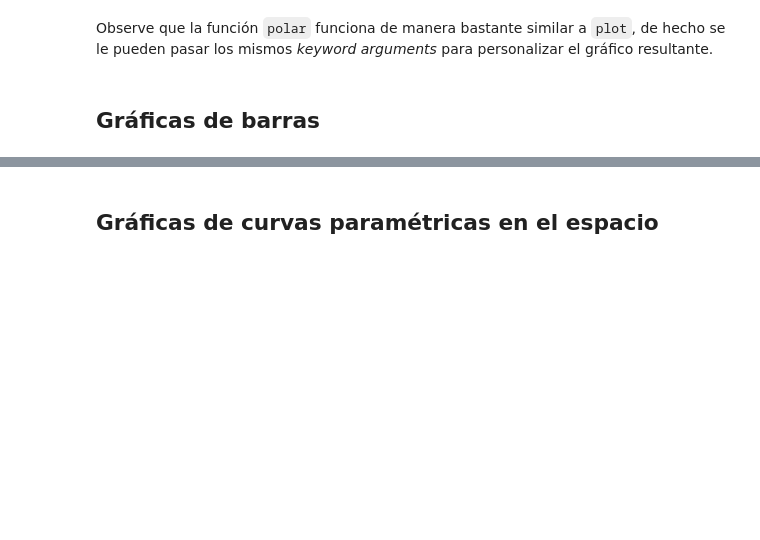
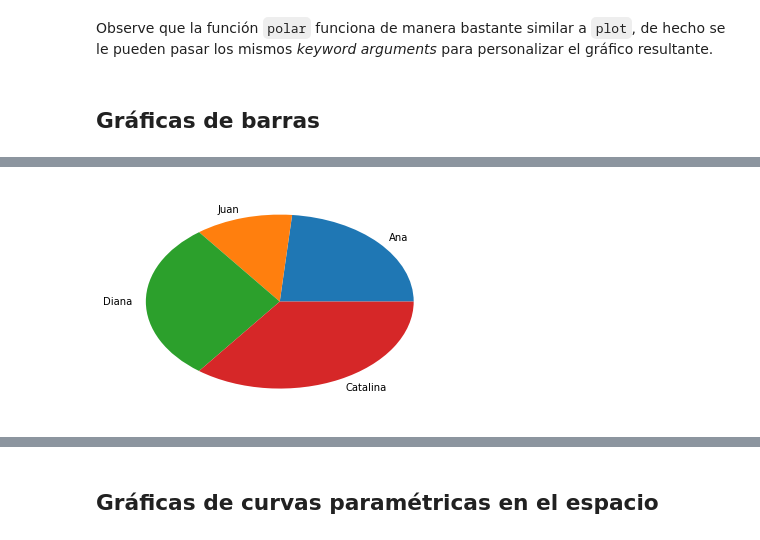
Before and after one commit to JorgeDeLosSantos/apuntes-python, a Jupyter notebook: Matplotlib, visualización gráfica.ipynb, the cells around one changed output, grey strips where cells are left out. Drawn from its saved outputs; the diff is of its cells as text; code cells hidden in the pictures; blank space fills up the shorter version.

```diff
--- a/Matplotlib, visualización gráfica.ipynb
+++ b/Matplotlib, visualización gráfica.ipynb
@@ -274,0 +292,6 @@ Observe que la función `polar` funciona de manera bastante similar a `plot`, de
+# %%
+manzanas = [20,10,25,30]
+nombres = ["Ana","Juan","Diana","Catalina"]
+plt.pie(manzanas, labels=nombres);
+# %% [output]
+[figure, added]
```
Also changed, not shown: parts of 12 cells of this notebook, 13 other files.
